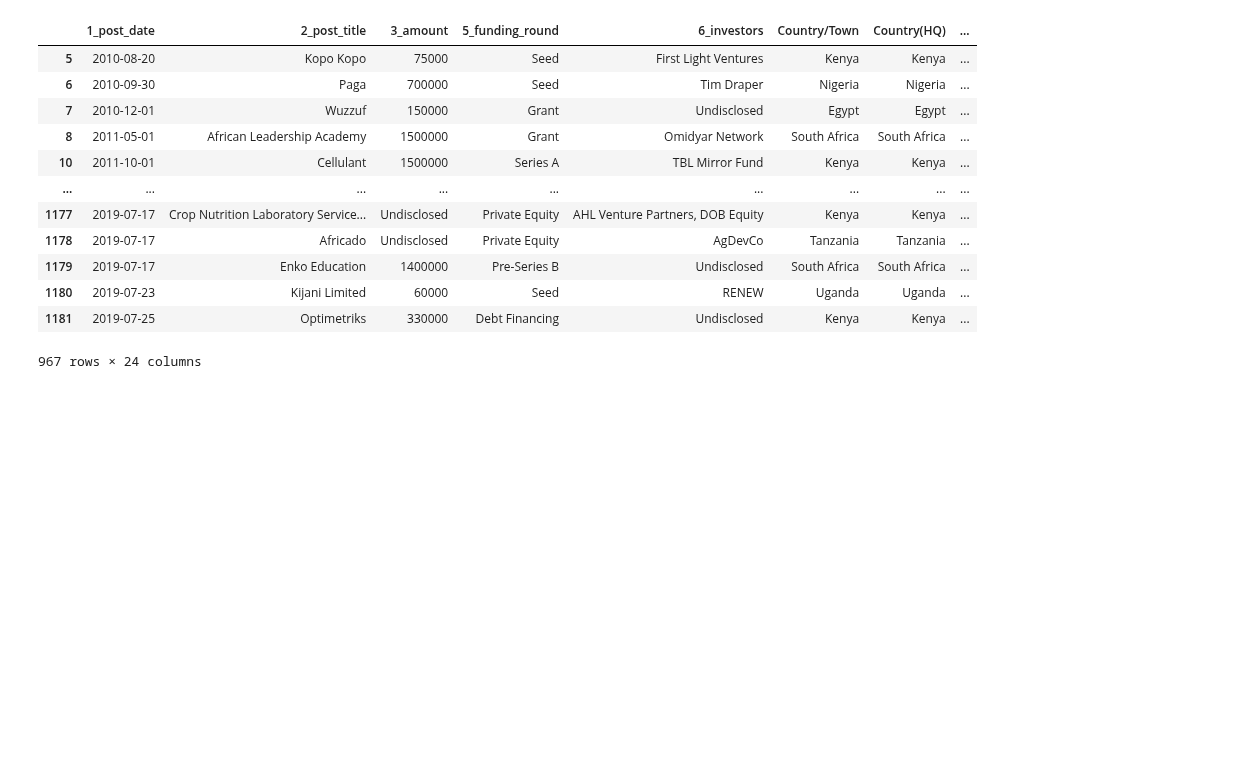
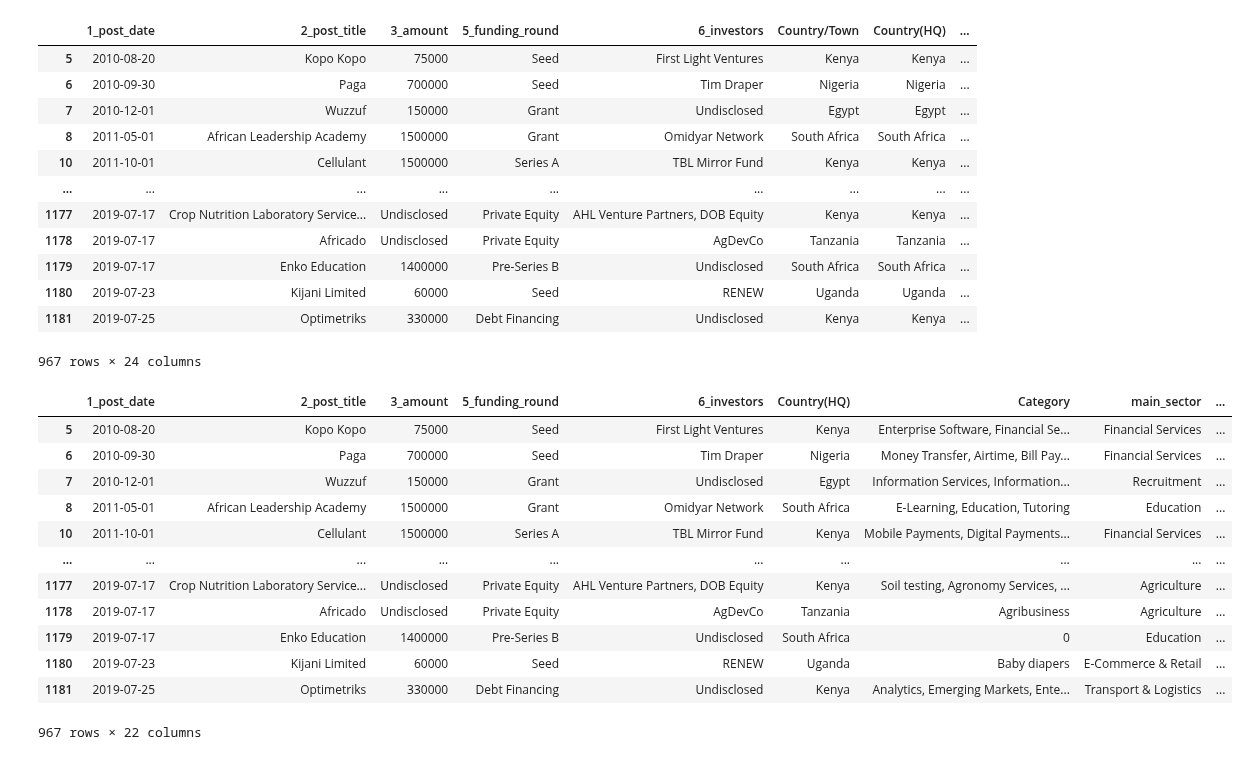
Before and after one commit to masete/Digest-Africa, a Jupyter notebook: Initial model/Digest_NN_pred_investor.ipynb, the cells around one changed output. Cells and saved outputs as stored; diff of their text form; code cells hidden in the pictures; blank space fills up the shorter version.

```diff
--- a/Initial model/Digest_NN_pred_investor.ipynb
+++ b/Initial model/Digest_NN_pred_investor.ipynb
@@ -293,3 +285,21 @@ df_deals
 | 1180 | 2019-07-23 | Kijani Limited | 60000 | Seed | RENEW | Uganda | Uganda | ... |
 | 1181 | 2019-07-25 | Optimetriks | 330000 | Debt Financing | Undisclosed | Kenya | Kenya | ... |
 967 rows × 24 columns
+# %%
+df_deals = df_deals.drop(['Year','Country/Town'], axis=1)
+# %%
+df_deals
+# %% [output]
+|  | 1_post_date | 2_post_title | 3_amount | 5_funding_round | 6_investors | Country(HQ) | Category | main_sector | ... |
+| 5 | 2010-08-20 | Kopo Kopo | 75000 | Seed | First Light Ventures | Kenya | Enterprise Software, Financial Se... | Financial Services | ... |
+| 6 | 2010-09-30 | Paga | 700000 | Seed | Tim Draper | Nigeria | Money Transfer, Airtime, Bill Pay... | Financial Services | ... |
+| 7 | 2010-12-01 | Wuzzuf | 150000 | Grant | Undisclosed | Egypt | Information Services, Information... | Recruitment | ... |
+| 8 | 2011-05-01 | African Leadership Academy | 1500000 | Grant | Omidyar Network | South Africa | E-Learning, Education, Tutoring | Education | ... |
+| 10 | 2011-10-01 | Cellulant | 1500000 | Series A | TBL Mirror Fund | Kenya | Mobile Payments, Digital Payments... | Financial Services | ... |
+| ... | ... | ... | ... | ... | ... | ... | ... | ... | ... |
+| 1177 | 2019-07-17 | Crop Nutrition Laboratory Service... | Undisclosed | Private Equity | AHL Venture Partners, DOB Equity | Kenya | Soil testing, Agronomy Services, ... | Agriculture | ... |
+| 1178 | 2019-07-17 | Africado | Undisclosed | Private Equity | AgDevCo | Tanzania | Agribusiness | Agriculture | ... |
+| 1179 | 2019-07-17 | Enko Education | 1400000 | Pre-Series B | Undisclosed | South Africa | 0 | Education | ... |
+| 1180 | 2019-07-23 | Kijani Limited | 60000 | Seed | RENEW | Uganda | Baby diapers | E-Commerce & Retail | ... |
+| 1181 | 2019-07-25 | Optimetriks | 330000 | Debt Financing | Undisclosed | Kenya | Analytics, Emerging Markets, Ente... | Transport & Logistics | ... |
+967 rows × 22 columns
```
Also changed, not shown: parts of 1 cell of this notebook.
